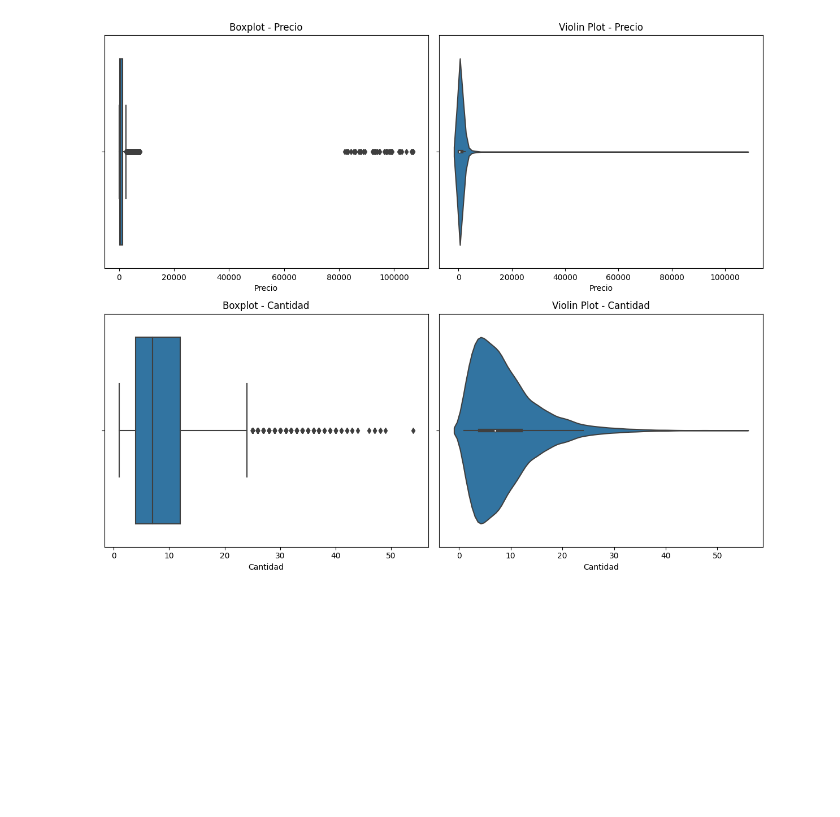
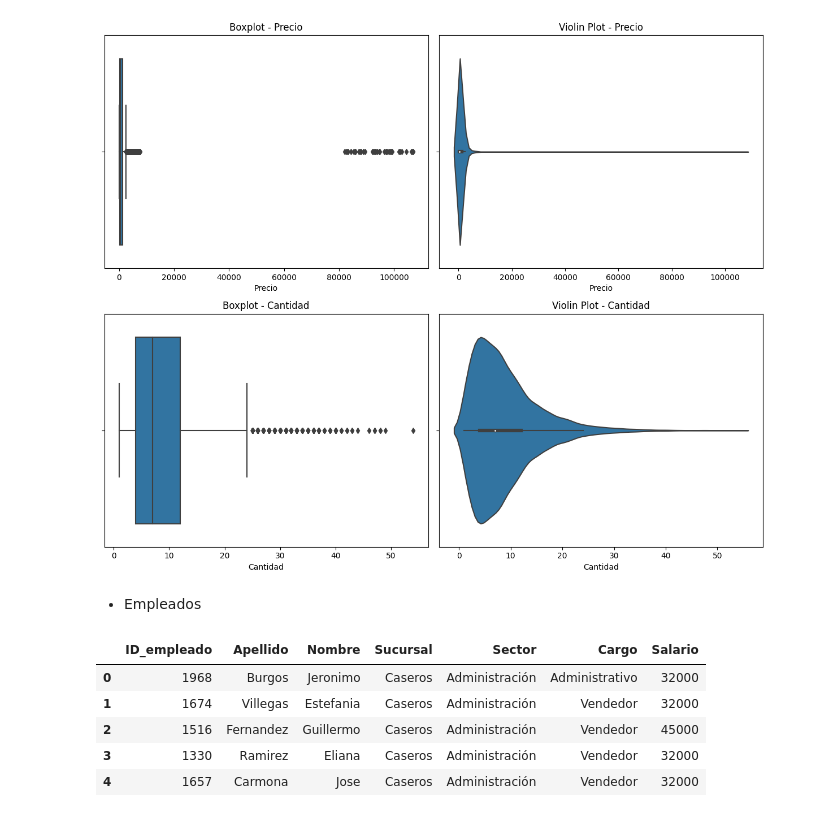
Before and after one commit to diegomaneyro/Dashboards, a Jupyter notebook: scripts/eda.ipynb, the cells around one changed output. Saved outputs shown, nothing was run; the diff lists cells and outputs as text; code cells hidden in the pictures; blank space fills up the shorter version.

```diff
--- a/scripts/eda.ipynb
+++ b/scripts/eda.ipynb
@@ -187,3 +187,14 @@ plt.tight_layout()
 plt.show()
 # %% [output]
 [figure]
+# %% [markdown]
+* Empleados
+# %%
+empleados.head()
+# %% [output]
+|  | ID_empleado | Apellido | Nombre | Sucursal | Sector | Cargo | Salario |
+| 0 | 1968 | Burgos | Jeronimo | Caseros | Administración | Administrativo | 32000 |
+| 1 | 1674 | Villegas | Estefania | Caseros | Administración | Vendedor | 32000 |
+| 2 | 1516 | Fernandez | Guillermo | Caseros | Administración | Vendedor | 45000 |
+| 3 | 1330 | Ramirez | Eliana | Caseros | Administración | Vendedor | 32000 |
+| 4 | 1657 | Carmona | Jose | Caseros | Administración | Vendedor | 32000 |
```
Also changed, not shown: parts of 11 cells of this notebook.
